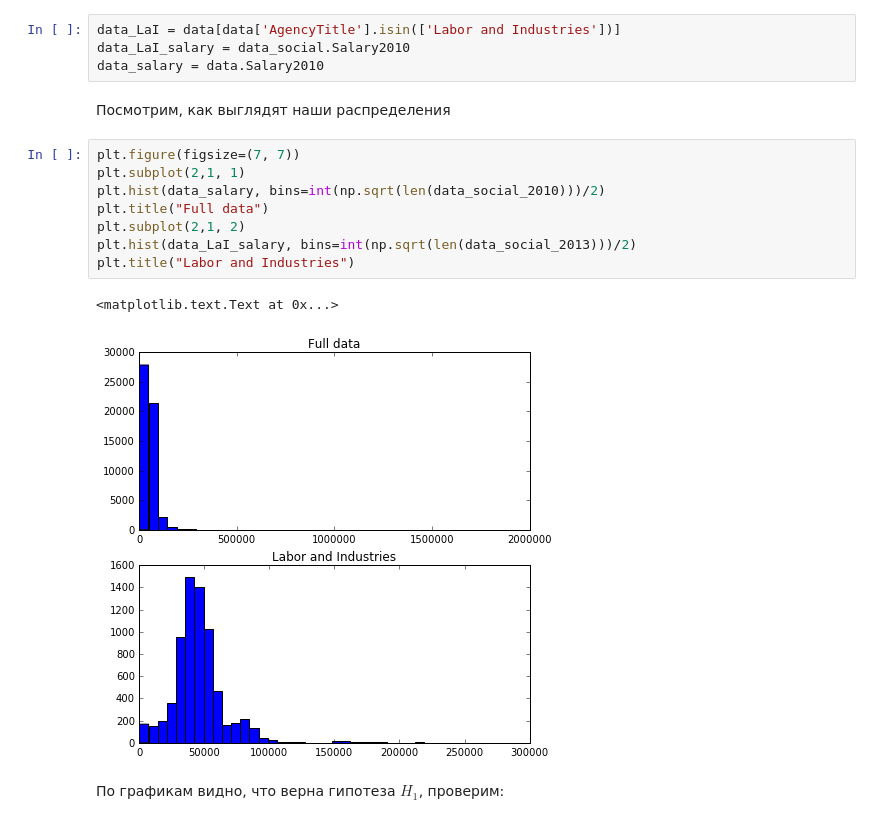
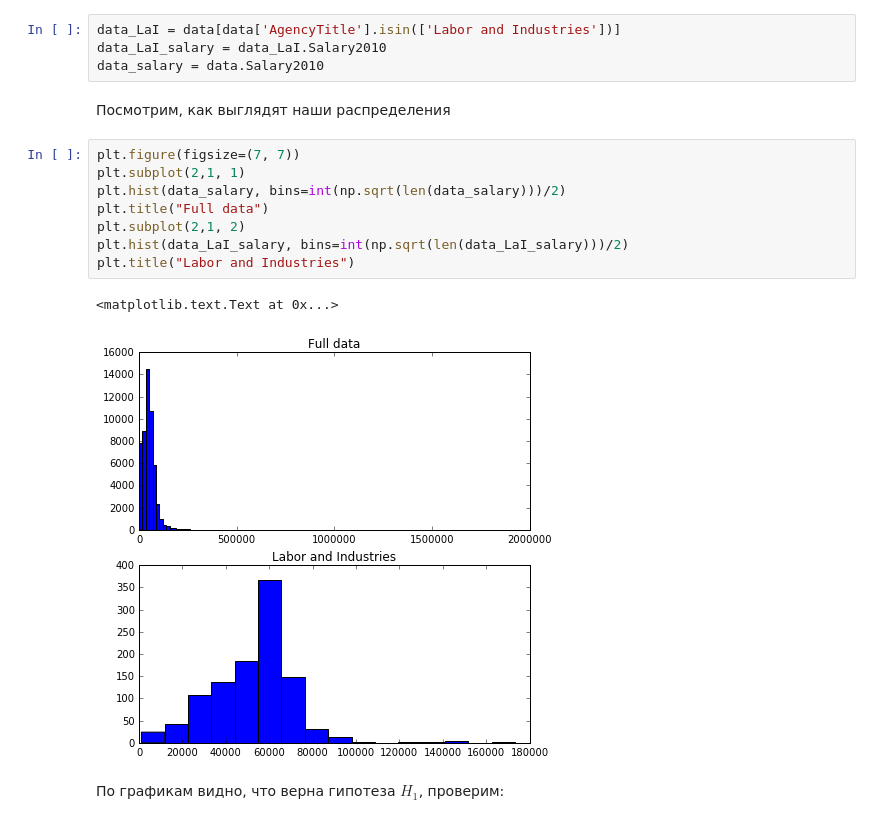
Before and after one commit to VitaliyRakitin/Sphere-2016, a Jupyter notebook: Introduction to Data Analysis/statistics/HW-statistics.ipynb, the cells around one changed output. Cells and saved outputs as stored; diff of their text form.

```diff
--- a/Introduction to Data Analysis/statistics/HW-statistics.ipynb
+++ b/Introduction to Data Analysis/statistics/HW-statistics.ipynb
@@ -46,21 +49,21 @@ data.head()
 $$H_{0}: \mu_{0} = \mu \\ H_{1}: \mu_{0} \not= \mu$$
 # %%
 data_LaI = data[data['AgencyTitle'].isin(['Labor and Industries'])]
-data_LaI_salary = data_social.Salary2010
+data_LaI_salary = data_LaI.Salary2010
 data_salary = data.Salary2010
 # %% [markdown]
 Посмотрим, как выглядят наши распределения
 # %%
 plt.figure(figsize=(7, 7))
 plt.subplot(2,1, 1)
-plt.hist(data_salary, bins=int(np.sqrt(len(data_social_2010)))/2)
+plt.hist(data_salary, bins=int(np.sqrt(len(data_salary)))/2)
 plt.title("Full data")
 plt.subplot(2,1, 2)
-plt.hist(data_LaI_salary, bins=int(np.sqrt(len(data_social_2013)))/2)
+plt.hist(data_LaI_salary, bins=int(np.sqrt(len(data_LaI_salary)))/2)
 plt.title("Labor and Industries")
 # %% [output]
 <matplotlib.text.Text at 0x...>
-[figure, old version]
+[figure, new version]
 # %% [markdown]
 По графикам видно, что верна гипотеза $H_1$, проверим:
 # %% [markdown]
```
Also changed, not shown: parts of 10 cells of this notebook.
